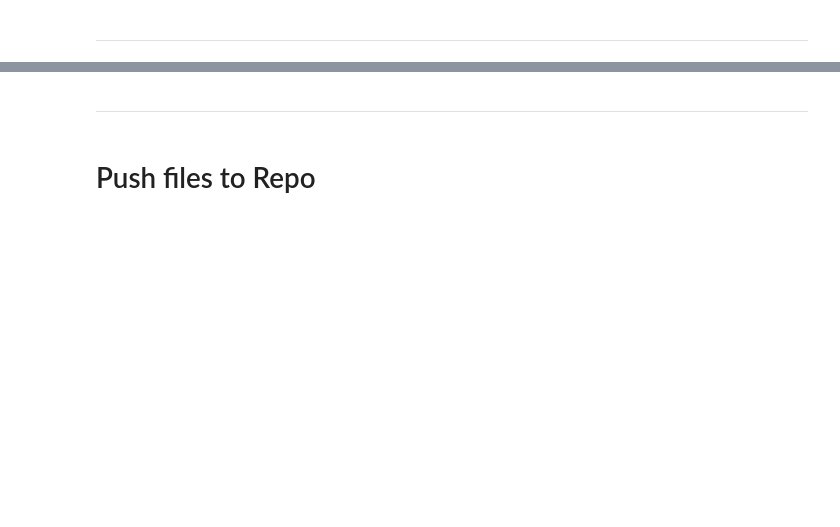
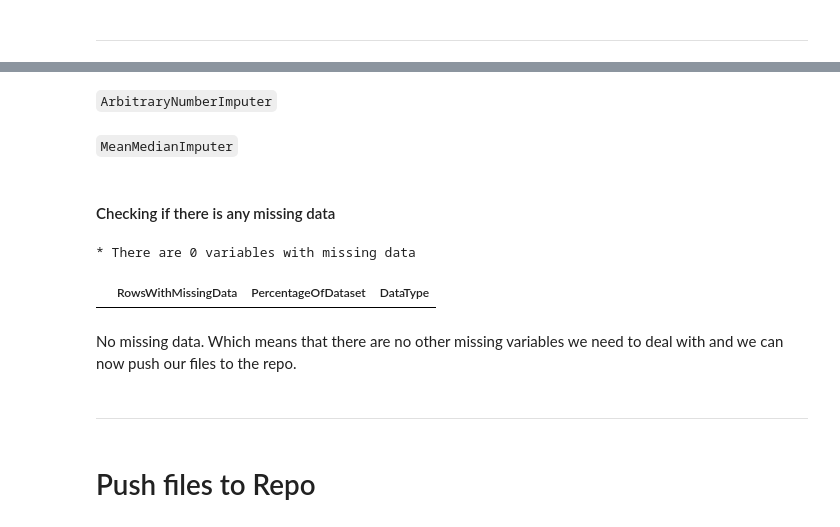
Before and after one commit to van-essa/heritage-housing-issues, a Jupyter notebook: jupyter_notebooks/03 - Data Cleaning.ipynb, the cells around one changed output, grey strips where cells are left out. Drawn from its saved outputs; the diff is of its cells as text; code cells hidden in the pictures; blank space fills up the shorter version.

```diff
--- a/jupyter_notebooks/03 - Data Cleaning.ipynb
+++ b/jupyter_notebooks/03 - Data Cleaning.ipynb
@@ -304,0 +477,9 @@ NOTE
+# %%
+from sklearn.model_selection import train_test_split
+TrainSet, TestSet, _, __ = train_test_split(
+                                        df,
+                                        df['SalePrice'],
+                                        test_size=0.2,
+                                        random_state=0)
+
+print(f"TrainSet shape: {TrainSet.shape} \nTestSet shape: {TestSet.shape}")
@@ -305,3 +495,37 @@ NOTE
+# %%
+variables_method = ['GarageFinish', 'BsmtFinType1']
+imputer = CategoricalImputer(imputation_method='missing',fill_value='Missing',
+                             variables=variables_method)
+imputer.fit(TrainSet)
+
+TrainSet, TestSet = imputer.transform(TrainSet) , imputer.transform(TestSet)
+# %% [markdown]
+`ArbitraryNumberImputer`
+# %%
+variables_method = ['2ndFlrSF', 'EnclosedPorch', 'MasVnrArea', 'WoodDeckSF']
+imputer = ArbitraryNumberImputer(arbitrary_number=0, variables=variables_method)
+imputer.fit(TrainSet)
+
+TrainSet, TestSet = imputer.transform(TrainSet) , imputer.transform(TestSet)
+# %% [markdown]
+`MeanMedianImputer`
+# %%
+variables_method = ['LotFrontage', 'BedroomAbvGr', 'GarageYrBlt']
+imputer = MeanMedianImputer(imputation_method='median', variables=variables_method)
+imputer.fit(TrainSet)
+
+TrainSet, TestSet = imputer.transform(TrainSet) , imputer.transform(TestSet)
+# %% [markdown]
+#### Checking if there is any missing data
+# %%
+df_missing_data = EvaluateMissingData(TrainSet)
+print(f"* There are {df_missing_data.shape[0]} variables with missing data \n")
+df_missing_data
+# %% [output]
+* There are 0 variables with missing data
+|  | RowsWithMissingData | PercentageOfDataset | DataType |
+# %% [markdown]
+No missing data. Which means that there are no other missing variables we need to deal with and we can now push our files to the repo.
 # %% [markdown]
 ---
 # %% [markdown]
```
Also changed, not shown: parts of 23 cells of this notebook, 3 other files.
